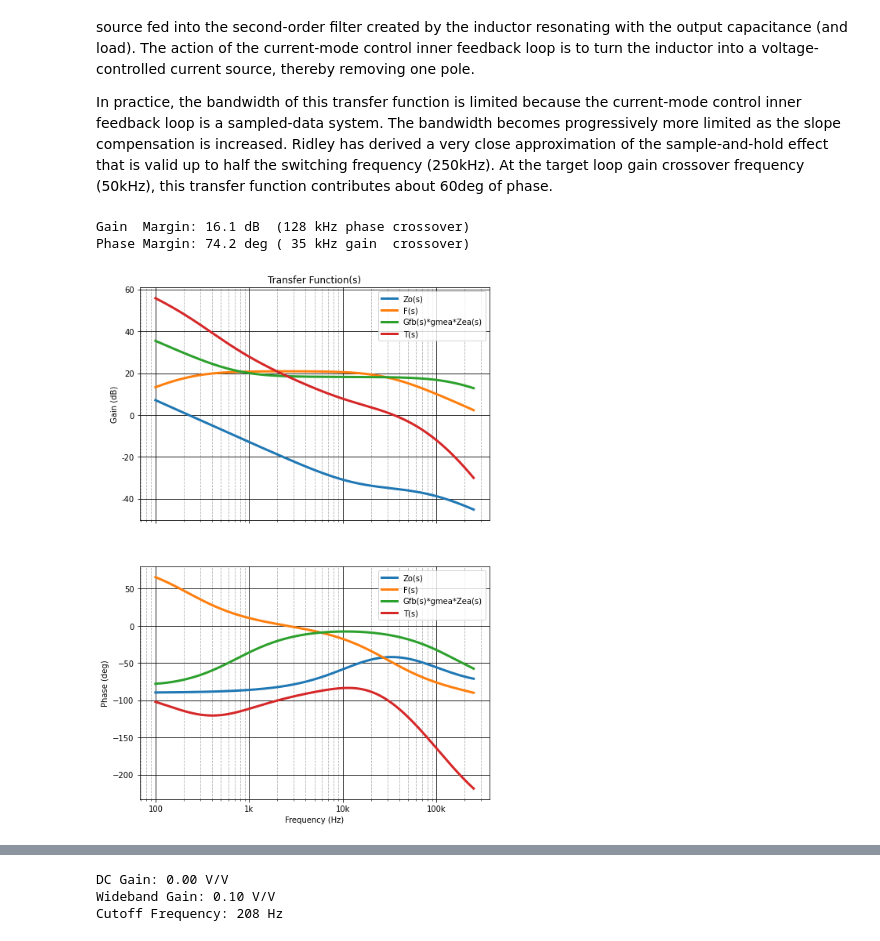
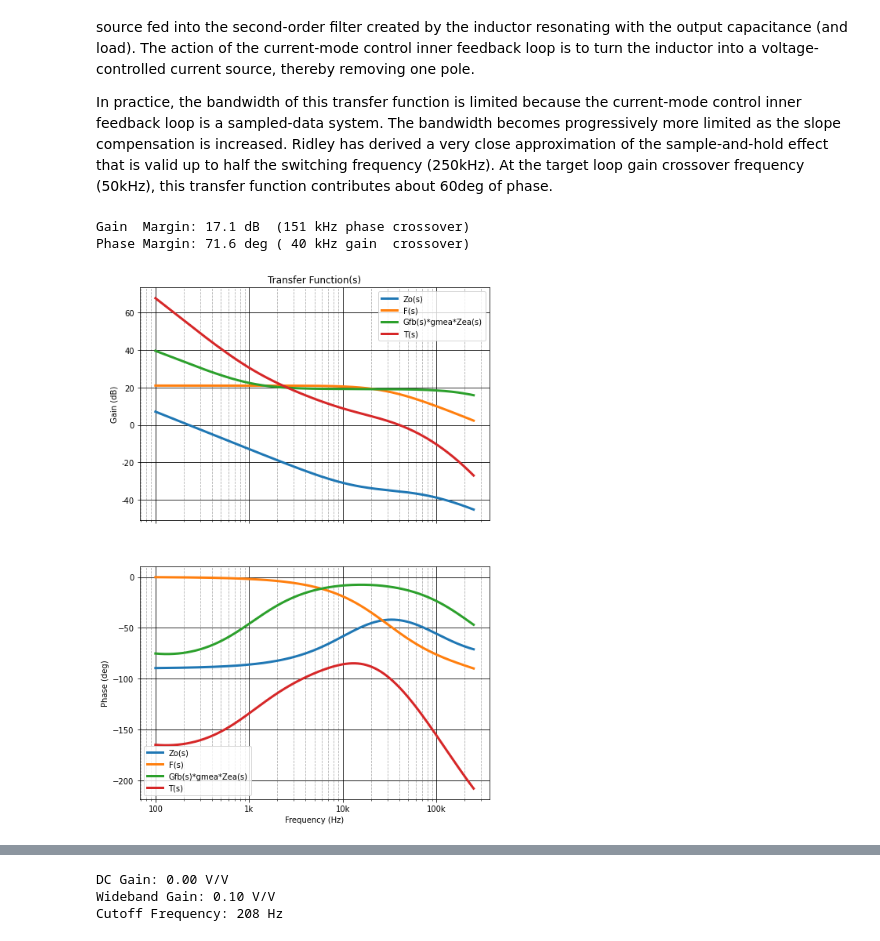
Before and after one commit to amosborne/buck-converter-stability, a Jupyter notebook: analysis.ipynb, the cells around one changed output, grey strips where cells are left out. Cells and saved outputs as stored; diff of their text form; code cells hidden in the pictures.

```diff
--- a/analysis.ipynb
+++ b/analysis.ipynb
@@ -119,7 +118,7 @@ def parz(*args):
         z1 = args[0]
         z2 = parz(*args[1:])
         zpar = z1 * z2 / (z1 + z2)
-        return control.minreal(zpar, verbose=False)
+        return zpar.minreal()
 # %%
 final_cercap = parz(cap10u / 10, cap1u / 4, cap47n / 6, cap2n2 / 8)
 zfinal_cercap, _, _ = control.freqresp(final_cercap, freq * math.tau)
@@ -196,43 +195,43 @@ In practice, the bandwidth of this transfer function is limited because the curr
 # %%
 # Compute the control voltage to inductor current transfer function, F(s).
 fsw = 500e3
-Fs = F(Vg=24, Vo=5, Ri=0.089, L=5.6e-6, Ts=1 / fsw, Se=1.87 * fsw, Zo=Zo)
+Fexact = F(Vg=24, Vo=5, Ri=0.089, L=5.6e-6, Ts=1 / fsw, Se=1.87 * fsw)  # , Zo=Zo)
 # %%
 # Define the feedback and compensation networks, Gfb(s) and Zea(s).
 rtop, rbot = 43e3, 8.2e3
-ztop = parz(rtop, cap1u + 8.2e3)
+ztop = parz(rtop, cap1u + 1e3)
 Gfb = rbot / (rbot + ztop)
 
 gmea = 150e-6
-rea = 100e3
+rea = 68e3
 chf = 10e-12
 Zea = parz(rea + cap2n2, control.tf(1, [chf, 0]))
 # %%
 # Compute the loop gain, T(s), and its stabiilty margin.
-T = Fs * Zo * Gfb * gmea * Zea
+Texact = (Fexact * Zo * Gfb * gmea * Zea).minreal()
 
 freq = np.logspace(np.log10(100), np.log10(fsw / 2), 1000)
-mag, phase, omega = control.freqresp(T, freq * math.tau)
+mag, phase, omega = control.freqresp(Texact, freq * math.tau)
 gm, pm, wpc, wgc = control.margin(mag, phase * 180 / np.pi, omega)
 gmformat = "Gain  Margin: {:0.1f} dB  ({:3.0f} kHz phase crossover)"
 pmformat = "Phase Margin: {:0.1f} deg ({:3.0f} kHz gain  crossover)"
 print(gmformat.format(control.mag2db(gm), wpc / math.tau / 1e3))
 print(pmformat.format(pm, wgc / math.tau / 1e3))
 # %% [output]
-Gain  Margin: 16.1 dB  (128 kHz phase crossover)
-Phase Margin: 74.2 deg ( 35 kHz gain  crossover)
+Gain  Margin: 17.1 dB  (151 kHz phase crossover)
+Phase Margin: 71.6 deg ( 40 kHz gain  crossover)
 # %%
 plotTF(
-    tf=[Zo, Fs, Gfb * gmea * Zea, T],
+    tf=[Zo, Fexact, Gfb * gmea * Zea, Texact],
     label=[
         "Zo(s)",
         "F(s)",
         "Gfb(s)*gmea*Zea(s)",
         "T(s)",
     ],
     flims=(100, fsw / 2),
     fticks=[1e2, 1e3, 1e4, 1e5],
     flabels=["100", "1k", "10k", "100k"],
 )
 # %% [output]
-[figure, old version]
+[figure, new version]
```
Also changed, not shown: parts of 10 cells of this notebook.
